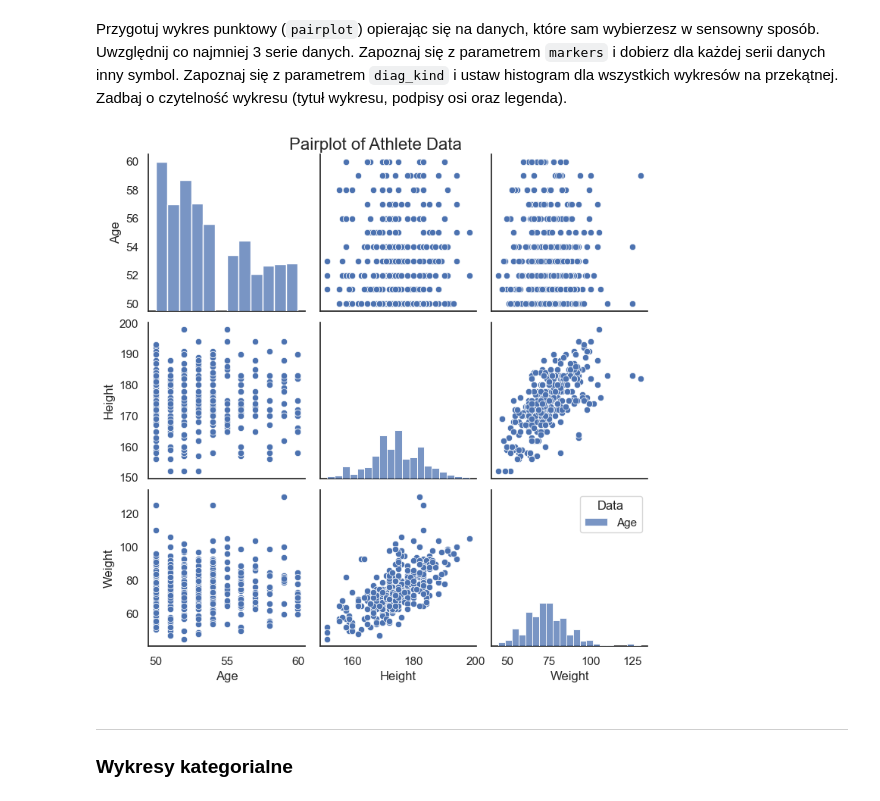
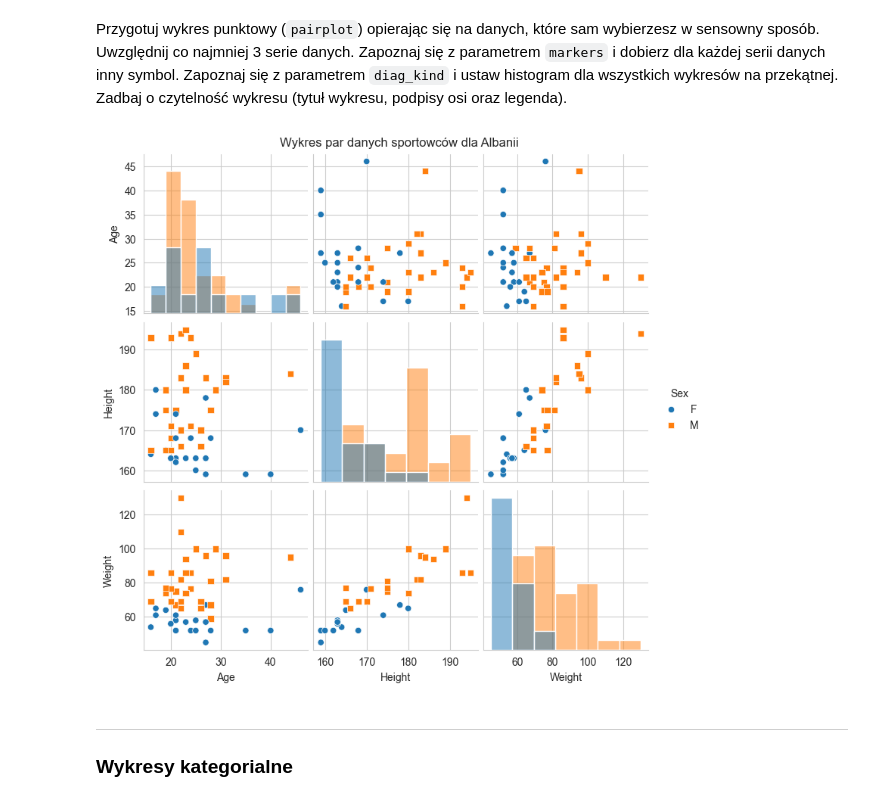
Before and after one commit to kambed/DataVisualization, a Jupyter notebook: seaborn.ipynb, the cells around one changed output. Drawn from its saved outputs; the diff is of its cells as text; code cells hidden in the pictures.

```diff
--- a/seaborn.ipynb
+++ b/seaborn.ipynb
@@ -217,23 +220,18 @@ plt.show()
 ##### ⭐ Zadanie 9:
 # %% [markdown]
 Przygotuj wykres punktowy (`pairplot`) opierając się na danych, które sam wybierzesz w sensowny sposób. Uwzględnij co najmniej 3 serie danych. Zapoznaj się z parametrem `markers` i dobierz dla każdej serii danych inny symbol. Zapoznaj się z parametrem `diag_kind` i ustaw histogram dla wszystkich wykresów na przekątnej. Zadbaj o czytelność wykresu (tytuł wykresu, podpisy osi oraz legenda).
-# %%
-selected_data = df[['Age', 'Height', 'Weight']]
-selected_data = selected_data[(selected_data['Age'] >= 50) & (selected_data['Age'] <= 60)]
-
-markers = ['o', 's', '^'] # Ustawienie różnych symboli dla poszczególnych serii danych (Age, Height, Weight)
-
-sns.pairplot(selected_data, markers=markers, diag_kind='hist') # Stworzenie wykresu pairplot z użyciem wybranych danych, markers - ustawienie symboli dla poszczególnych serii danych, diag_kind - rodzaj wykresu na przekątnej (hist - histogram)
-
-plt.suptitle('Pairplot of Athlete Data', fontsize=16)
-plt.subplots_adjust(top=0.95)
-plt.xlabel('Age', fontsize=12)
-plt.ylabel('Height', fontsize=12)
-plt.legend(title='Data', labels=['Age', 'Height', 'Weight'])
-
-plt.show()
-# %% [output]
-[figure, removed]
+# %%
+df_subset = df[['Age', 'Height', 'Weight', 'Sex', 'NOC']] # Wybierz kolumny Age, Height, Weight
+
+df_subset_filtered = df_subset[(df_subset['NOC'] == 'ALB')] # Ograniczenie do sportowców z Albanii
+
+sns.pairplot(df_subset_filtered, hue='Sex', markers=["o", "s"], diag_kind='hist') # pairplot - wykres punktowy, hue - podział na serie danych, markers - ustawienie symboli dla poszczególnych serii danych, diag_kind - rodzaj wykresu na przekątnej (hist - histogram)
+
+plt.suptitle('Wykres par danych sportowców dla Albanii')
+plt.subplots_adjust(top=0.95)
+plt.show()
+# %% [output]
+[figure, added]
 # %% [markdown]
 --------------------
 ### Wykresy kategorialne
```
Also changed, not shown: parts of 10 cells of this notebook.
